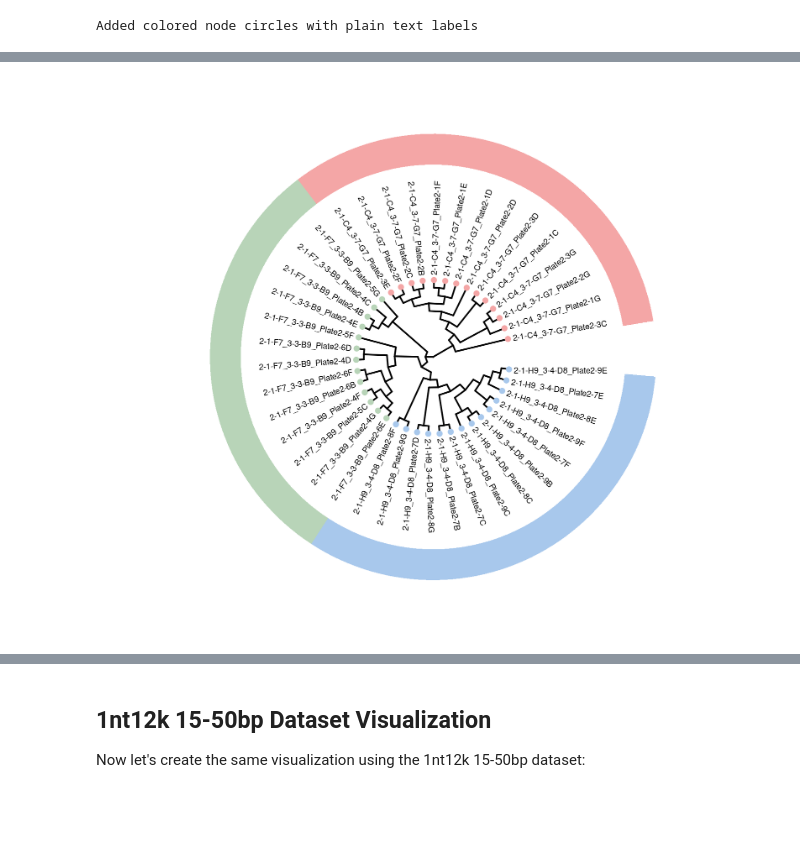
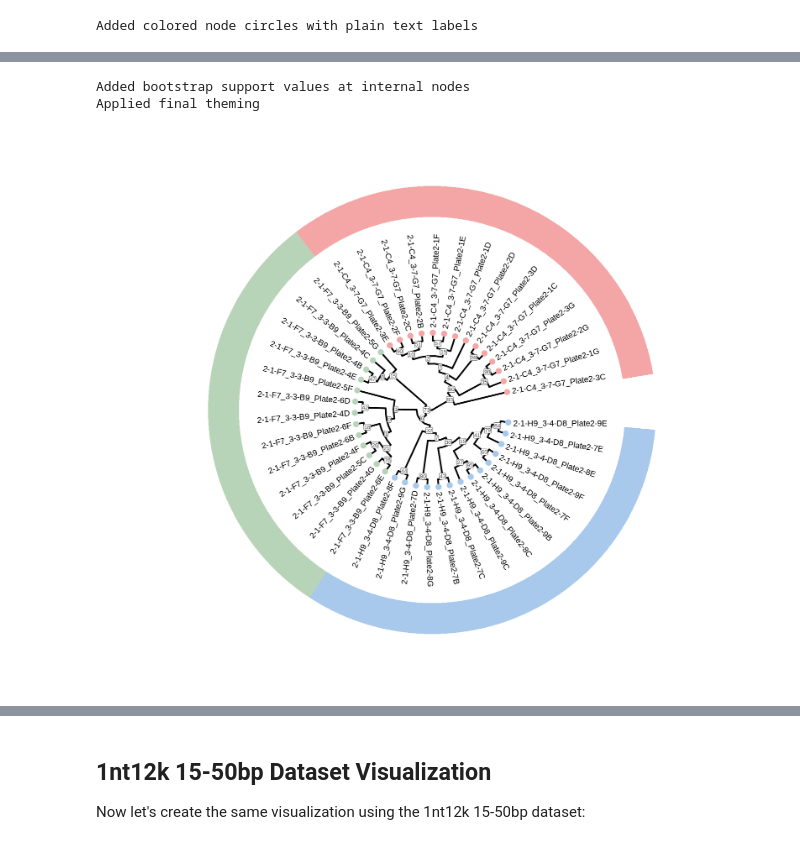
Before and after one commit to tonypincheng/RETrace2, a Jupyter notebook: notebooks/05_HCT116_Plot_Rggtree_homopolymer_10-14bp_vs_15-50bp.ipynb, the cells around one changed output, grey strips where cells are left out. Saved outputs shown, nothing was run; the diff lists cells and outputs as text; code cells hidden in the pictures; blank space fills up the shorter version.

Commit message:
Revise notebooks after reviewer comments

```diff
--- a/notebooks/05_HCT116_Plot_Rggtree_homopolymer_10-14bp_vs_15-50bp.ipynb
+++ b/notebooks/05_HCT116_Plot_Rggtree_homopolymer_10-14bp_vs_15-50bp.ipynb
@@ -36,10 +36,22 @@ Adjust these parameters to customize your visualization:
 # %%
 # Configuration parameters - MODIFY THESE AS NEEDED
 
-# File paths - choose your dataset
-SAMPLESHEET_FILE <- "/home/tcheng/Projects/RETrace/20230117_NovaSeqSP_HCT116_1nt12k_10-14bp_Nextflow/20230117_HCT116_1nt12k10to14bp_samplesheet.csv"
-TREE_FILE <- "/home/tcheng/Projects/RETrace/20230117_NovaSeqSP_HCT116_1nt12k_10-14bp_Nextflow/results_1nt12k10-14bp_500targets_minqual0/phylo/20230117_HCT116_1nt12k10-14bp.buildPhylo.newick-original.txt"
-OUTPUT_PREFIX <- "20230117_HCT116_1nt12k10to14bp_circular_ggtree"
+# All inputs/outputs are under DATA_DIR so this notebook can be copied to
+# software/RETrace2/notebooks/ and run without changing the working directory.
+DATA_DIR <- "/home/tony/Scratch/RETrace2/20230117_NovaSeqSP_HCT116_1nt12k_10-14bp"
+if (!dir.exists(DATA_DIR)) {
+  stop("DATA_DIR not found: ", DATA_DIR)
+}
+
+# File paths
+SAMPLESHEET_FILE <- file.path(DATA_DIR, "20230117_HCT116_1nt12k10to14bp_samplesheet.csv")
+# Use the bootstrap newick to print integer support values at internal nodes (SHOW_BOOTSTRAP must be TRUE)
+# Switch back to newick-original.txt and set SHOW_BOOTSTRAP <- FALSE if you don't want bootstrap
+TREE_FILE <- file.path(
+  DATA_DIR,
+  "results_1nt12k10-14bp_500targets_minqual0/phylo/20230117_HCT116_1nt12k10-14bp_rerun.buildPhylo.newick-bootstrap.txt"
+)
+OUTPUT_PREFIX <- file.path(DATA_DIR, "20230117_HCT116_1nt12k10to14bp_circular_ggtree_bootstrap")
 
 # Visual parameters
 COLOR_BACKGROUND <- FALSE  # Set to TRUE to apply colors to text background instead of node circles
@@ -55,7 +67,16 @@ LEGEND_TITLE_SIZE <- 24
 INNER_RING_OFFSET <- 1.6
 RING_WIDTH <- 4
 
+# Bootstrap parameters
+# SHOW_BOOTSTRAP: small white-backed integer percentages on internal nodes (low-key; no on-plot bootstrap legend)
+# Requires a bootstrap newick (node labels are 0-1 fractions); set to FALSE for original newicks
+SHOW_BOOTSTRAP <- TRUE
+BOOTSTRAP_LABEL_SIZE <- 2.5  # small so bootstrap is readable but not the visual focus
+BOOTSTRAP_COLOR <- "grey30"
+BOOTSTRAP_NUDGE <- 0.32       # sit on the parent branch, slightly off the node fork
+
 cat("Configuration set:\n")
+cat("DATA_DIR:", DATA_DIR, "\n")
 cat("Samplesheet:", SAMPLESHEET_FILE, "\n")
 cat("Tree file:", TREE_FILE, "\n")
 cat("Output prefix:", OUTPUT_PREFIX, "\n")
@@ -269,5 +343,20 @@ cat("Added inner ring for group colors\n")
 Added inner ring for group colors
 # %%
+# Draw bootstrap labels last so they sit on top of branches (small white boxes, low-key)
+if (SHOW_BOOTSTRAP && "bootstrap_lab" %in% names(p$data)) {
+  p <- p + geom_label2(
+    aes(subset = !isTip & !is.na(bootstrap_lab),
+        label = bootstrap_lab,
+        x = x - BOOTSTRAP_NUDGE),
+    size          = BOOTSTRAP_LABEL_SIZE,
+    color         = BOOTSTRAP_COLOR,
+    fill          = "white",
+    label.padding = unit(0.06, "lines"),
+    na.rm         = TRUE
+  )
+  cat("Added bootstrap support values at internal nodes\n")
+}
+
 # Adjust plot margins and theme, and position legends
 p <- p + theme(
   plot.margin = margin(0, 0, 0, 0),  # Remove all margins
@@ -289,4 +379,6 @@ Applied final theming
+Added bootstrap support values at internal nodes
+Applied final theming
-[figure, old version]
+[figure, new version]
 # %%
 # Save outputs
 ggsave(paste0(OUTPUT_PREFIX, '.viewPhylo.pdf'), p, width = PLOT_WIDTH, height = PLOT_HEIGHT, dpi = DPI)
```
Also changed, not shown: parts of 10 cells of this notebook, 9 other files.
